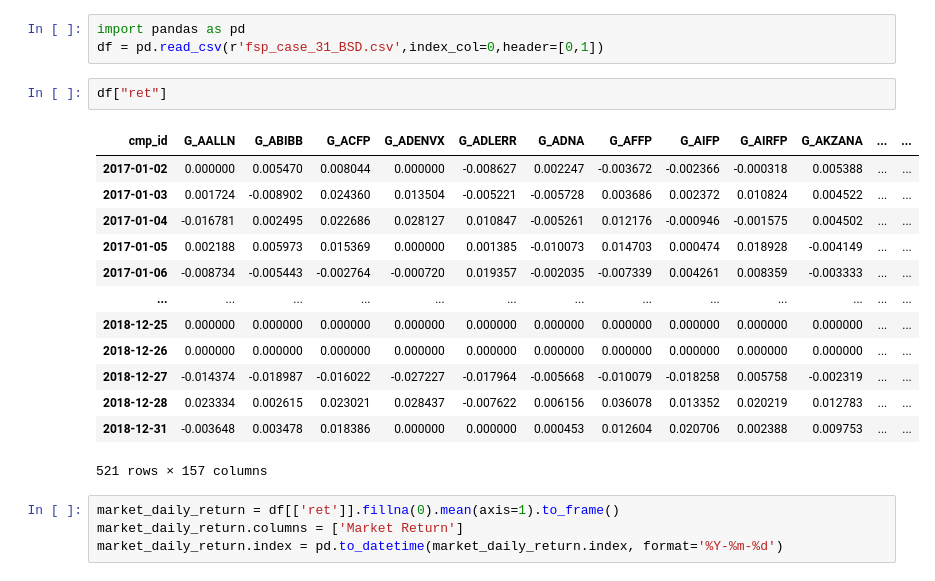
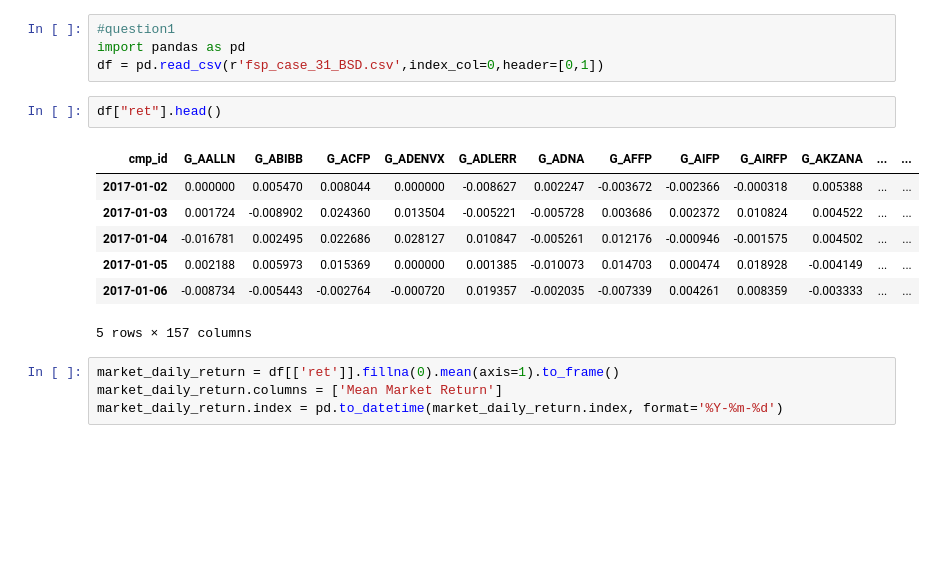
Before and after one commit to yhl116/FSPCW, a Jupyter notebook: part2/2.4 Capital Asset Pricing Model (CAPM) and Arbitrage Pricing Theory (APT).ipynb, the cells around one changed output. Saved outputs shown, nothing was run; the diff lists cells and outputs as text; blank space fills up the shorter version.

```diff
--- a/part2/2.4 Capital Asset Pricing Model (CAPM) and Arbitrage Pricing Theory (APT).ipynb
+++ b/part2/2.4 Capital Asset Pricing Model (CAPM) and Arbitrage Pricing Theory (APT).ipynb
@@ -1,23 +1,18 @@
 # %%
+#question1
 import pandas as pd
 df = pd.read_csv(r'fsp_case_31_BSD.csv',index_col=0,header=[0,1])
 # %%
-df["ret"]
+df["ret"].head()
 # %% [output]
 | cmp_id | G_AALLN | G_ABIBB | G_ACFP | G_ADENVX | G_ADLERR | G_ADNA | G_AFFP | G_AIFP | G_AIRFP | G_AKZANA | ... | ... |
 | 2017-01-02 | 0.000000 | 0.005470 | 0.008044 | 0.000000 | -0.008627 | 0.002247 | -0.003672 | -0.002366 | -0.000318 | 0.005388 | ... | ... |
 | 2017-01-03 | 0.001724 | -0.008902 | 0.024360 | 0.013504 | -0.005221 | -0.005728 | 0.003686 | 0.002372 | 0.010824 | 0.004522 | ... | ... |
 | 2017-01-04 | -0.016781 | 0.002495 | 0.022686 | 0.028127 | 0.010847 | -0.005261 | 0.012176 | -0.000946 | -0.001575 | 0.004502 | ... | ... |
 | 2017-01-05 | 0.002188 | 0.005973 | 0.015369 | 0.000000 | 0.001385 | -0.010073 | 0.014703 | 0.000474 | 0.018928 | -0.004149 | ... | ... |
 | 2017-01-06 | -0.008734 | -0.005443 | -0.002764 | -0.000720 | 0.019357 | -0.002035 | -0.007339 | 0.004261 | 0.008359 | -0.003333 | ... | ... |
-| ... | ... | ... | ... | ... | ... | ... | ... | ... | ... | ... | ... | ... |
-| 2018-12-25 | 0.000000 | 0.000000 | 0.000000 | 0.000000 | 0.000000 | 0.000000 | 0.000000 | 0.000000 | 0.000000 | 0.000000 | ... | ... |
-| 2018-12-26 | 0.000000 | 0.000000 | 0.000000 | 0.000000 | 0.000000 | 0.000000 | 0.000000 | 0.000000 | 0.000000 | 0.000000 | ... | ... |
-| 2018-12-27 | -0.014374 | -0.018987 | -0.016022 | -0.027227 | -0.017964 | -0.005668 | -0.010079 | -0.018258 | 0.005758 | -0.002319 | ... | ... |
-| 2018-12-28 | 0.023334 | 0.002615 | 0.023021 | 0.028437 | -0.007622 | 0.006156 | 0.036078 | 0.013352 | 0.020219 | 0.012783 | ... | ... |
-| 2018-12-31 | -0.003648 | 0.003478 | 0.018386 | 0.000000 | 0.000000 | 0.000453 | 0.012604 | 0.020706 | 0.002388 | 0.009753 | ... | ... |
-521 rows × 157 columns
+5 rows × 157 columns
 # %%
 market_daily_return = df[['ret']].fillna(0).mean(axis=1).to_frame()
-market_daily_return.columns = ['Market Return']
+market_daily_return.columns = ['Mean Market Return']
 market_daily_return.index = pd.to_datetime(market_daily_return.index, format='%Y-%m-%d')
```
Also changed, not shown: parts of 31 cells of this notebook, 9 other files.
